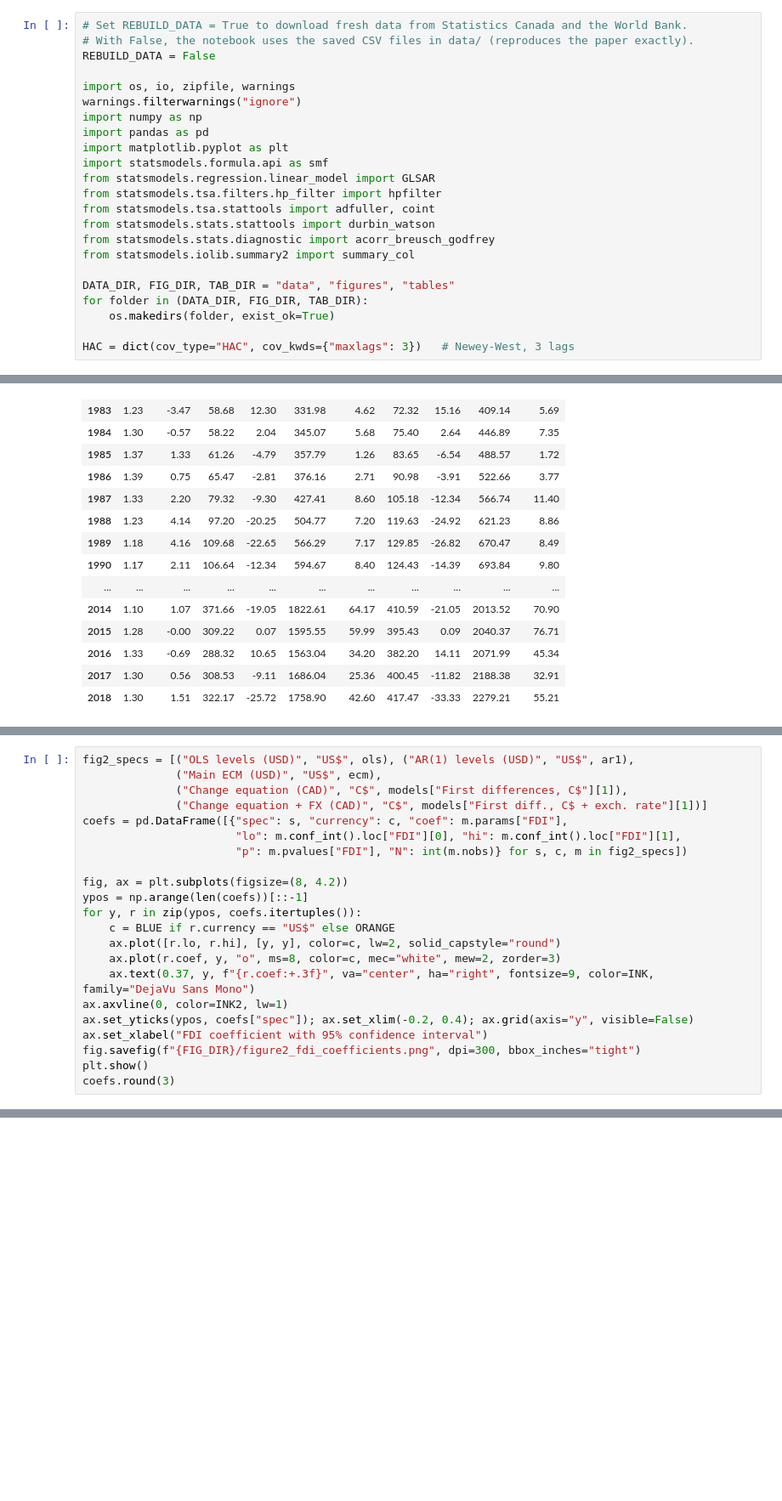
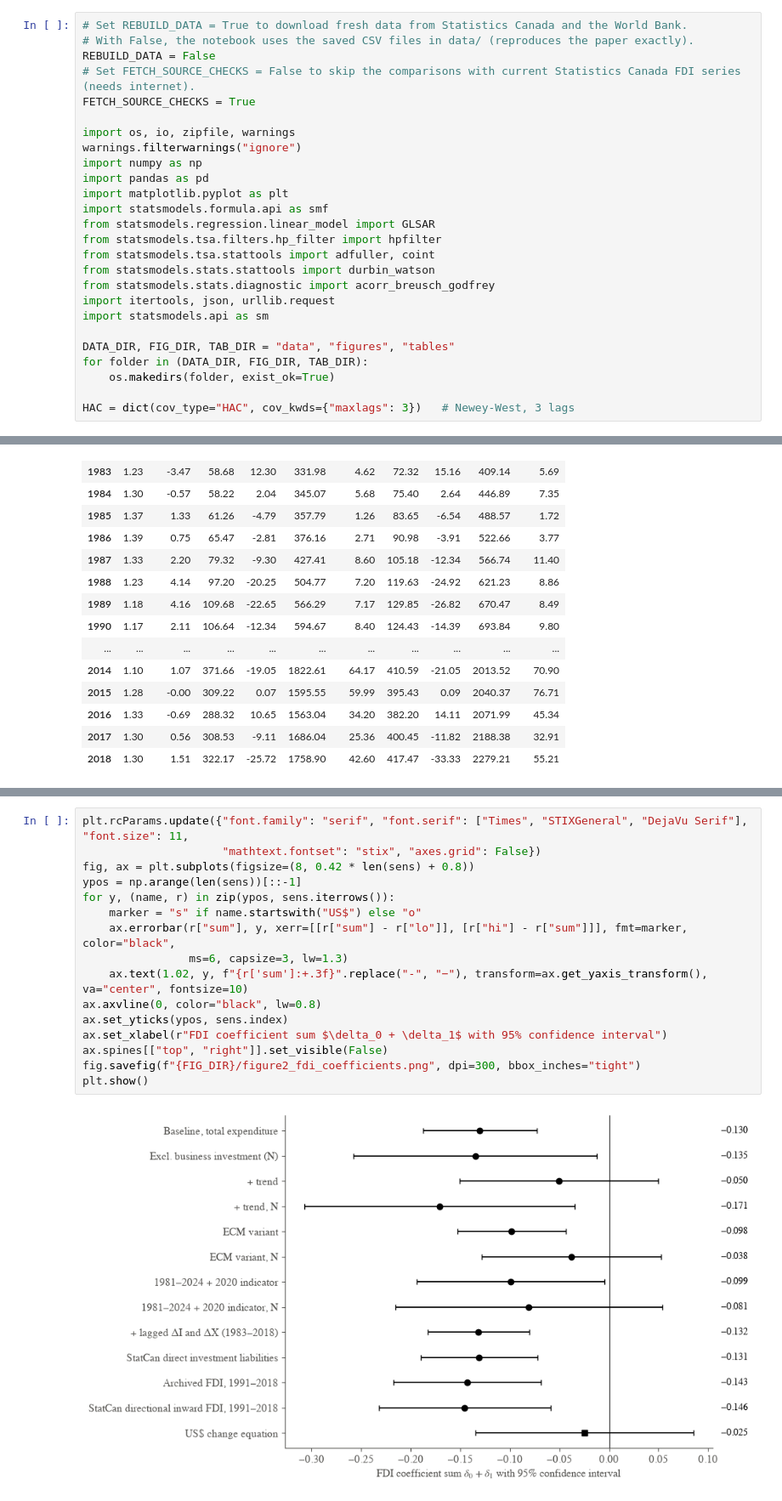
Before and after one commit to Porokmi/canada-fdi-investment, a Jupyter notebook: FDI_Canada.ipynb, the cells around one changed output, grey strips where cells are left out. Shown at 85% size. Cells and saved outputs as stored; diff of their text form; blank space fills up the shorter version.

```diff
--- a/FDI_Canada.ipynb
+++ b/FDI_Canada.ipynb
@@ -21,6 +23,8 @@ Run top to bottom. Sections follow the paper:
 # Set REBUILD_DATA = True to download fresh data from Statistics Canada and the World Bank.
 # With False, the notebook uses the saved CSV files in data/ (reproduces the paper exactly).
 REBUILD_DATA = False
+# Set FETCH_SOURCE_CHECKS = False to skip the comparisons with current Statistics Canada FDI series (needs internet).
+FETCH_SOURCE_CHECKS = True
 
 import os, io, zipfile, warnings
 warnings.filterwarnings("ignore")
@@ -33,7 +37,8 @@ from statsmodels.tsa.filters.hp_filter import hpfilter
 from statsmodels.tsa.stattools import adfuller, coint
 from statsmodels.stats.stattools import durbin_watson
 from statsmodels.stats.diagnostic import acorr_breusch_godfrey
-from statsmodels.iolib.summary2 import summary_col
+import itertools, json, urllib.request
+import statsmodels.api as sm
 
 DATA_DIR, FIG_DIR, TAB_DIR = "data", "figures", "tables"
 for folder in (DATA_DIR, FIG_DIR, TAB_DIR):
@@ -363,22 +137,0 @@ table3
-# %%
-fig2_specs = [("OLS levels (USD)", "US$", ols), ("AR(1) levels (USD)", "US$", ar1),
-              ("Main ECM (USD)", "US$", ecm),
-              ("Change equation (CAD)", "C$", models["First differences, C$"][1]),
-              ("Change equation + FX (CAD)", "C$", models["First diff., C$ + exch. rate"][1])]
-coefs = pd.DataFrame([{"spec": s, "currency": c, "coef": m.params["FDI"],
-                       "lo": m.conf_int().loc["FDI"][0], "hi": m.conf_int().loc["FDI"][1],
-                       "p": m.pvalues["FDI"], "N": int(m.nobs)} for s, c, m in fig2_specs])
-
-fig, ax = plt.subplots(figsize=(8, 4.2))
-ypos = np.arange(len(coefs))[::-1]
-for y, r in zip(ypos, coefs.itertuples()):
-    c = BLUE if r.currency == "US$" else ORANGE
-    ax.plot([r.lo, r.hi], [y, y], color=c, lw=2, solid_capstyle="round")
-    ax.plot(r.coef, y, "o", ms=8, color=c, mec="white", mew=2, zorder=3)
-    ax.text(0.37, y, f"{r.coef:+.3f}", va="center", ha="right", fontsize=9, color=INK, family="DejaVu Sans Mono")
-ax.axvline(0, color=INK2, lw=1)
-ax.set_yticks(ypos, coefs["spec"]); ax.set_xlim(-0.2, 0.4); ax.grid(axis="y", visible=False)
-ax.set_xlabel("FDI coefficient with 95% confidence interval")
-fig.savefig(f"{FIG_DIR}/figure2_fdi_coefficients.png", dpi=300, bbox_inches="tight")
-plt.show()
-coefs.round(3)
@@ -402,0 +428,18 @@ print(sorted(os.listdir(TAB_DIR)), sorted(os.listdir(FIG_DIR)))
+# %%
+plt.rcParams.update({"font.family": "serif", "font.serif": ["Times", "STIXGeneral", "DejaVu Serif"], "font.size": 11,
+                     "mathtext.fontset": "stix", "axes.grid": False})
+fig, ax = plt.subplots(figsize=(8, 0.42 * len(sens) + 0.8))
+ypos = np.arange(len(sens))[::-1]
+for y, (name, r) in zip(ypos, sens.iterrows()):
+    marker = "s" if name.startswith("US$") else "o"
+    ax.errorbar(r["sum"], y, xerr=[[r["sum"] - r["lo"]], [r["hi"] - r["sum"]]], fmt=marker, color="black",
+                ms=6, capsize=3, lw=1.3)
+    ax.text(1.02, y, f"{r['sum']:+.3f}".replace("-", "−"), transform=ax.get_yaxis_transform(), va="center", fontsize=10)
+ax.axvline(0, color="black", lw=0.8)
+ax.set_yticks(ypos, sens.index)
+ax.set_xlabel(r"FDI coefficient sum $\delta_0 + \delta_1$ with 95% confidence interval")
+ax.spines[["top", "right"]].set_visible(False)
+fig.savefig(f"{FIG_DIR}/figure2_fdi_coefficients.png", dpi=300, bbox_inches="tight")
+plt.show()
+# %% [output]
+[figure, added]
```
Also changed, not shown: parts of 40 cells of this notebook, 24 other files.
